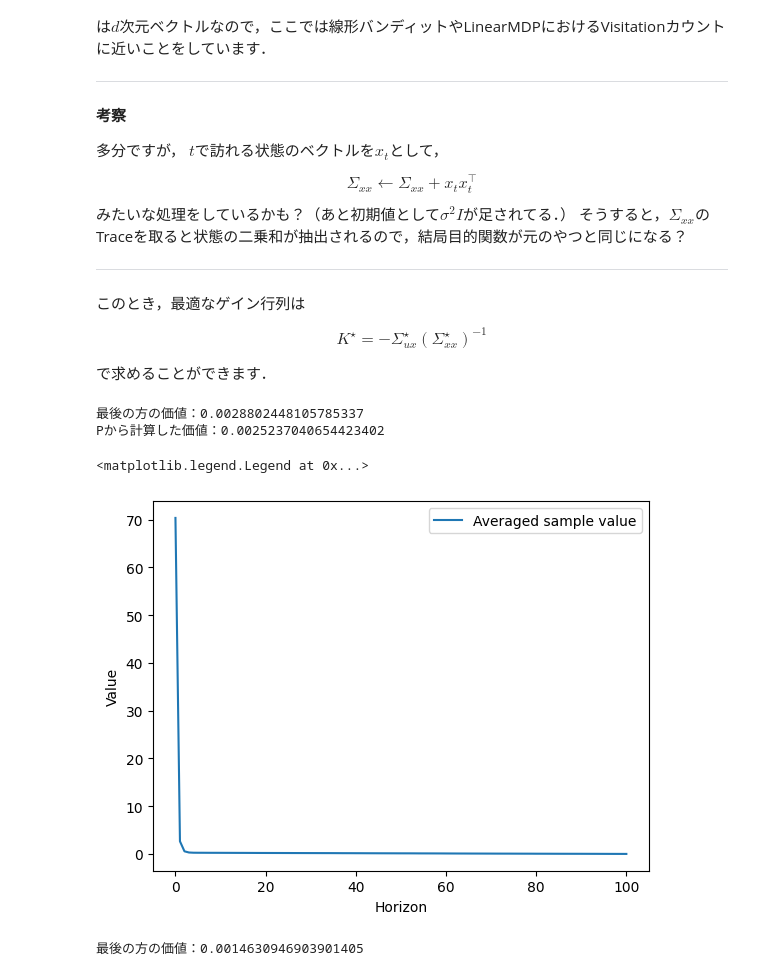
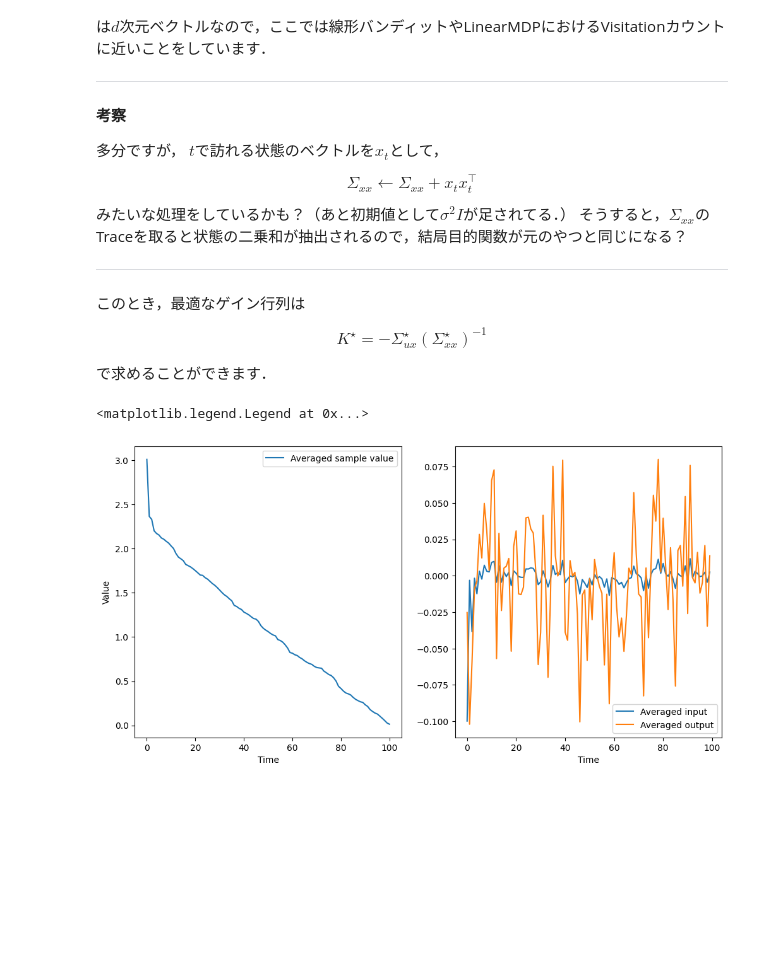
Before and after one commit to syuntoku14/Shumi-Note, a Jupyter notebook: notebooks/RL_LQR_as_SDP.ipynb, the cells around one changed output. Cells and saved outputs as stored; diff of their text form; code cells hidden in the pictures; blank space fills up the shorter version.

```diff
--- a/notebooks/RL_LQR_as_SDP.ipynb
+++ b/notebooks/RL_LQR_as_SDP.ipynb
@@ -162,22 +170,31 @@ import matplotlib.pyplot as plt
 
 # 制御器をダイナミクス上で走らせて得られる価値を観察します
 gain = - np.linalg.inv(mdp.B.T @ P @ mdp.B + mdp.R) @ mdp.B.T @ P @ mdp.A
-x0 = np.random.randn(mdp.d)
-Ptrace = np.trace(P)
+
+x0 = np.random.randn(d).reshape(d, 1)
 
 Vs = []
+Vstars = []
+inputs = []
+outputs = []
 for seed in range(10):
     x = x0.copy()
     V = []
+    Vstar = []
+    xs = []
+    us = []
     for h in range(100):
         u = - gain @ x
+
+        xs.append(x[0])
+        us.append(u[0][0])
 
         # コストを計算します
         cost = x.T @ mdp.Q @ x + u.T @ mdp.R @ u
         V.append(cost)
 
         # ダイナミクスを進めます
-        noise = np.random.randn() * mdp.sigma
+        noise = np.random.randn(1)[None, :] * mdp.sigma
         x = mdp.A @ x + mdp.B @ u + noise
 
     cost = x.T @ mdp.Q @ x
@@ -186,20 +203,27 @@ for seed in range(10):
     V = np.array(V[::-1])
     V = np.cumsum(V)[::-1]
     Vs.append(V)
-
-mean_V = np.array(Vs).mean(axis=0)
-print(f"最後の方の価値：{mean_V[-1]}")
-print(f"Pから計算した価値：{mdp.sigma ** 2 * np.trace(P)}")
+    Vstars.append(Vstar)
+    inputs.append(us)
+    outputs.append(xs)
-# %% [output]
-最後の方の価値：0.0028802448105785337
-Pから計算した価値：0.0025237040654423402
-# %%
-
-plt.plot(mean_V, label=f"Averaged sample value")
-plt.xlabel("Horizon")
-plt.ylabel("Value")
-plt.legend()
-# %% [output]
-<matplotlib.legend.Legend at 0x...>
-[figure, removed]
+# %%
+mean_V = np.array(Vs).mean(axis=0)
+mean_input = np.array(inputs).mean(axis=0)
+mean_output = np.array(outputs).mean(axis=0)
+
+plt.figure(figsize=(12, 6))
+plt.subplot(1, 2, 1)
+plt.plot(mean_V, label=f"Averaged sample value")
+plt.xlabel("Time")
+plt.ylabel("Value")
+plt.legend()
+
+plt.subplot(1, 2, 2)
+plt.plot(mean_input, label=f"Averaged input")
+plt.plot(mean_output, label=f"Averaged output")
+plt.xlabel("Time")
+plt.legend()
+# %% [output]
+<matplotlib.legend.Legend at 0x...>
+[figure, added]
 # %%
@@ -235,21 +259,31 @@ import matplotlib.pyplot as plt
 
 # 制御器をダイナミクス上で走らせて得られる価値を観察します
 gain = - Sux @ np.linalg.inv(Sxx)
-x0 = np.random.randn(mdp.d)
+
+x0 = np.random.randn(d).reshape(d, 1)
 
 Vs = []
+Vstars = []
+inputs = []
+outputs = []
 for seed in range(10):
     x = x0.copy()
     V = []
+    Vstar = []
+    xs = []
+    us = []
     for h in range(100):
         u = - gain @ x
+
+        xs.append(x[0])
+        us.append(u[0][0])
 
         # コストを計算します
         cost = x.T @ mdp.Q @ x + u.T @ mdp.R @ u
         V.append(cost)
 
         # ダイナミクスを進めます
-        noise = np.random.randn() * mdp.sigma
+        noise = np.random.randn(1)[None, :] * mdp.sigma
         x = mdp.A @ x + mdp.B @ u + noise
 
     cost = x.T @ mdp.Q @ x
@@ -258,8 +292,6 @@ for seed in range(10):
     V = np.array(V[::-1])
     V = np.cumsum(V)[::-1]
     Vs.append(V)
-
-mean_V = np.array(Vs).mean(axis=0)
-print(f"最後の方の価値：{mean_V[-1]}")
+    Vstars.append(Vstar)
+    inputs.append(us)
+    outputs.append(xs)
-# %% [output]
-最後の方の価値：0.0014630946903901405
```
Also changed, not shown: parts of 5 cells of this notebook, 3 other files.
